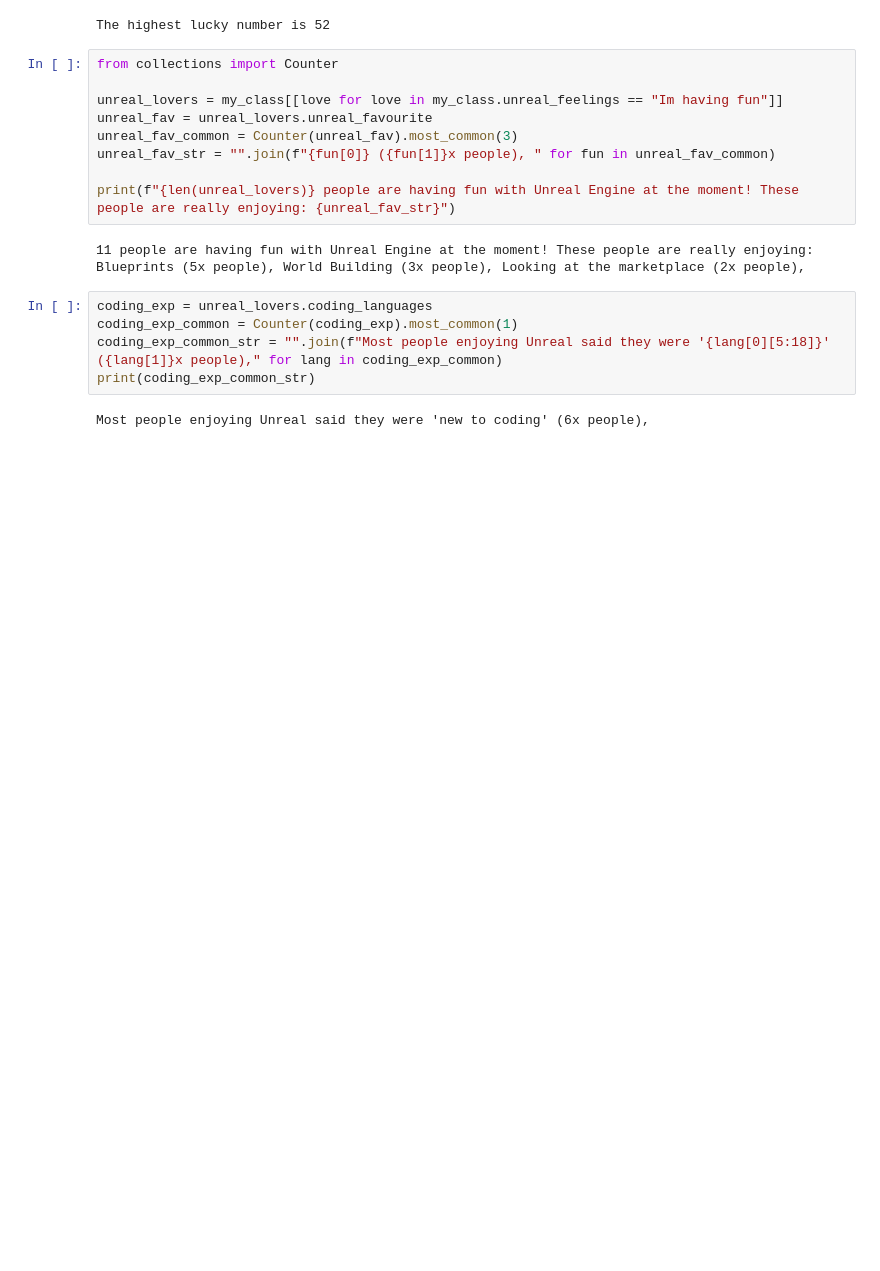
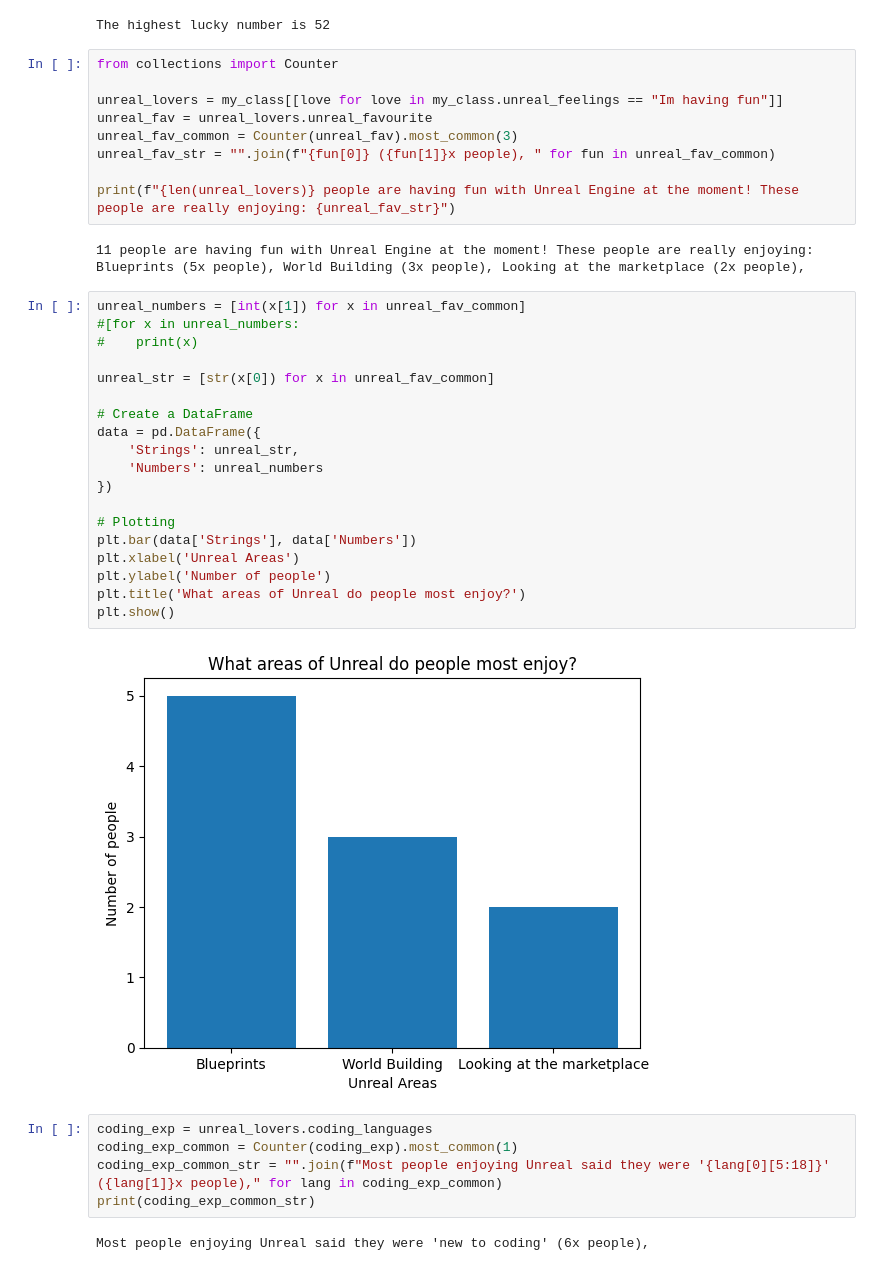
Before and after one commit to BenShapley/cta-class-data-analysis, a Jupyter notebook: Assignment_ClassData.ipynb, the cells around one changed output. Saved outputs shown, nothing was run; the diff lists cells and outputs as text; blank space fills up the shorter version.

```diff
--- a/Assignment_ClassData.ipynb
+++ b/Assignment_ClassData.ipynb
@@ -41,6 +41,27 @@ unreal_fav_str = "".join(f"{fun[0]} ({fun[1]}x people), " for fun in unreal_fav_
 print(f"{len(unreal_lovers)} people are having fun with Unreal Engine at the moment! These people are really enjoying: {unreal_fav_str}")
 # %% [output]
 11 people are having fun with Unreal Engine at the moment! These people are really enjoying: Blueprints (5x people), World Building (3x people), Looking at the marketplace (2x people),
+# %%
+unreal_numbers = [int(x[1]) for x in unreal_fav_common]
+#[for x in unreal_numbers:
+#    print(x)
+
+unreal_str = [str(x[0]) for x in unreal_fav_common]
+
+# Create a DataFrame
+data = pd.DataFrame({
+    'Strings': unreal_str,
+    'Numbers': unreal_numbers
+})
+
+# Plotting
+plt.bar(data['Strings'], data['Numbers'])
+plt.xlabel('Unreal Areas')
+plt.ylabel('Number of people')
+plt.title('What areas of Unreal do people most enjoy?')
+plt.show()
+# %% [output]
+[figure, added]
 # %%
 coding_exp = unreal_lovers.coding_languages
 coding_exp_common = Counter(coding_exp).most_common(1)
```
